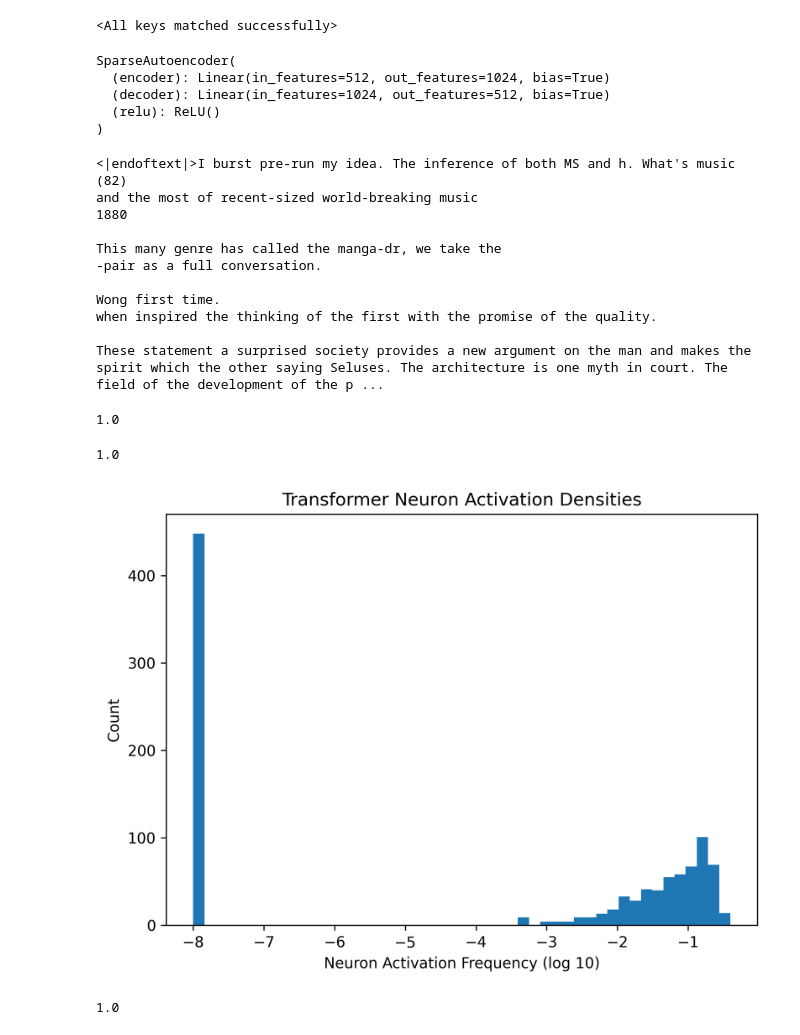
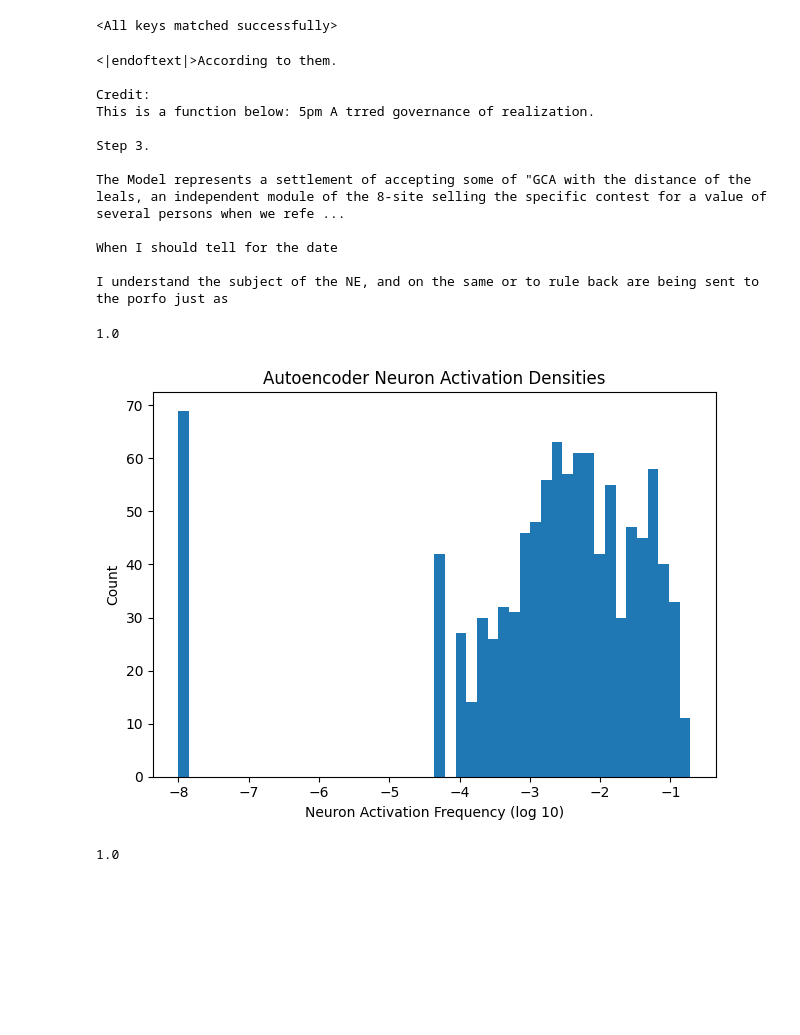
Before and after one commit to jnward/monosemanticity-repro, a Jupyter notebook: neuron_resampling.ipynb, the cells around one changed output. Saved outputs shown, nothing was run; the diff lists cells and outputs as text; code cells hidden in the pictures; blank space fills up the shorter version.

```diff
--- a/neuron_resampling.ipynb
+++ b/neuron_resampling.ipynb
@@ -106,13 +106,12 @@ SparseAutoencoder(
 # %%
 optimizer.load_state_dict(checkpoint['optimizer_state_dict'])
 # %%
-train_steps = 4000
-lambda_reg = 0.0021
-batch_size = 448
+train_steps = 10000
+lambda_reg = 0.004
+batch_size = 896
 neuron_resampling_samples = 10240
-resample_frequency = 200
-lr = 1e-5  # 1e-6
-
+resample_frequency = 1000
+lr = 1e-4
 autoencoder = SparseAutoencoder(1024, n_embed).to(device)
 optimizer = torch.optim.Adam(autoencoder.parameters(), lr=lr)
 losses = []
@@ -136,6 +135,8 @@ autoencoder = MySparseAutoencoder(1024, n_embed).to(device)
 autoencoder.load_state_dict(checkpoint['model_state_dict'])
 # %% [output]
 <All keys matched successfully>
+# %%
+optimizer.param_groups[0]['lr'] = 1e-4
 # %%
 import matplotlib.pyplot as plt
 import h5py
@@ -464,14 +358,6 @@ autoencoder = MySparseAutoencoder(1024, n_embed).to(device)
 autoencoder.load_state_dict(checkpoint['model_state_dict'])
 # %% [output]
 <All keys matched successfully>
-# %%
-autoencoder
-# %% [output]
-SparseAutoencoder(
-  (encoder): Linear(in_features=512, out_features=1024, bias=True)
-  (decoder): Linear(in_features=1024, out_features=512, bias=True)
-  (relu): ReLU()
-)
 # %%
 identity = lambda x: (x, None, None)
 idx = torch.tensor(enc.encode('<|endoftext|>', allowed_special={'<|endoftext|>'}), dtype=torch.long)[None, :].to(device)
@@ -479,17 +365,18 @@ idx = torch.tensor(enc.encode('<|endoftext|>', allowed_special={'<|endoftext|>'}
 with torch.no_grad():
     print(enc.decode(model.generate_ablated(idx, 128, autoencoder)[0].tolist()))
 # %% [output]
-<|endoftext|>I burst pre-run my idea. The inference of both MS and h. What's music (82)
-and the most of recent-sized world-breaking music
-1880
+<|endoftext|>According to them.
 
-This many genre has called the manga-dr, we take the
--pair as a full conversation.
+Credit:
+This is a function below: 5pm A trred governance of realization.
 
-Wong first time.
-when inspired the thinking of the first with the promise of the quality.
+Step 3.
 
-These statement a surprised society provides a new argument on the man and makes the spirit which the other saying Seluses. The architecture is one myth in court. The field of the development of the p ...
+The Model represents a settlement of accepting some of "GCA with the distance of the leals, an independent module of the 8-site selling the specific contest for a value of several persons when we refe ...
+
+When I should tell for the date
+
+I understand the subject of the NE, and on the same or to rule back are being sent to the porfo just as
 # %%
 def get_embedding_iterator(split, batch_size, context_length=context_length):
     batch_iterator = get_batch_iterator(split, batch_size, context_length, device=device)
@@ -531,21 +418,20 @@ def get_activation_densities(num_samples=2048, use_autoencoder=False):
     print(len(activation_densities)/C)
     return activation_densities
 
-t_activation_densities = get_activation_densities(int(1e6), use_autoencoder=False)
-a_activation_densities = get_activation_densities(int(1e6), use_autoencoder=True)
+t_activation_densities = get_activation_densities(int(1e5), use_autoencoder=False)
+a_activation_densities = get_activation_densities(int(1e5), use_autoencoder=True)
 # %% [output]
 1.0
-1.0
 # %%
-plt.figure(dpi=300)
-plt.title("Transformer Neuron Activation Densities")
+# plt.figure(dpi=300)
+plt.title("Autoencoder Neuron Activation Densities")
 plt.hist(a_activation_densities, bins=48)
 plt.xlabel("Neuron Activation Frequency (log 10)")
 plt.ylabel("Count")
 plt.tight_layout()
 plt.show()
 # %% [output]
-[figure, old version]
+[figure, new version]
 # %%
 # TRANSFORMER
 
```
Also changed, not shown: parts of 24 cells of this notebook, 1 other file.
